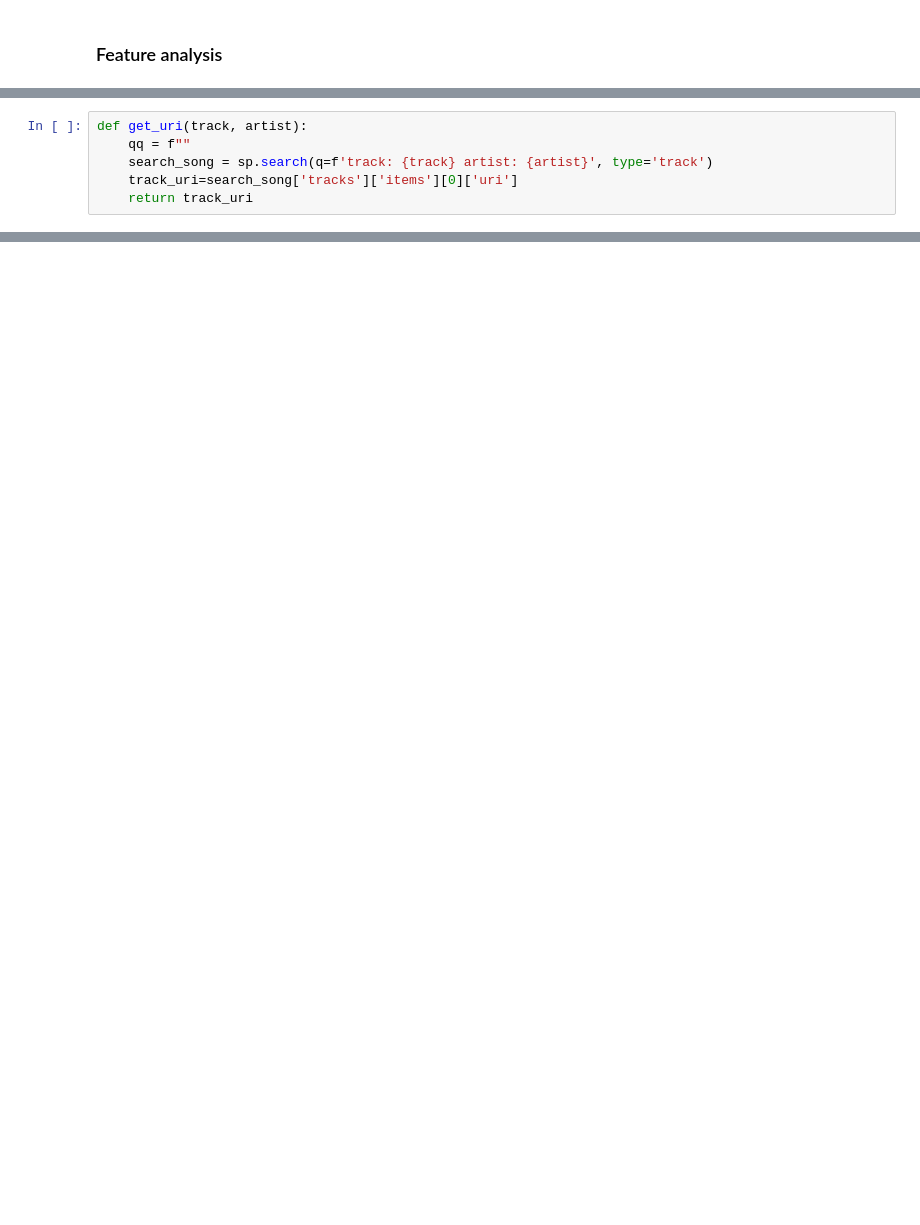
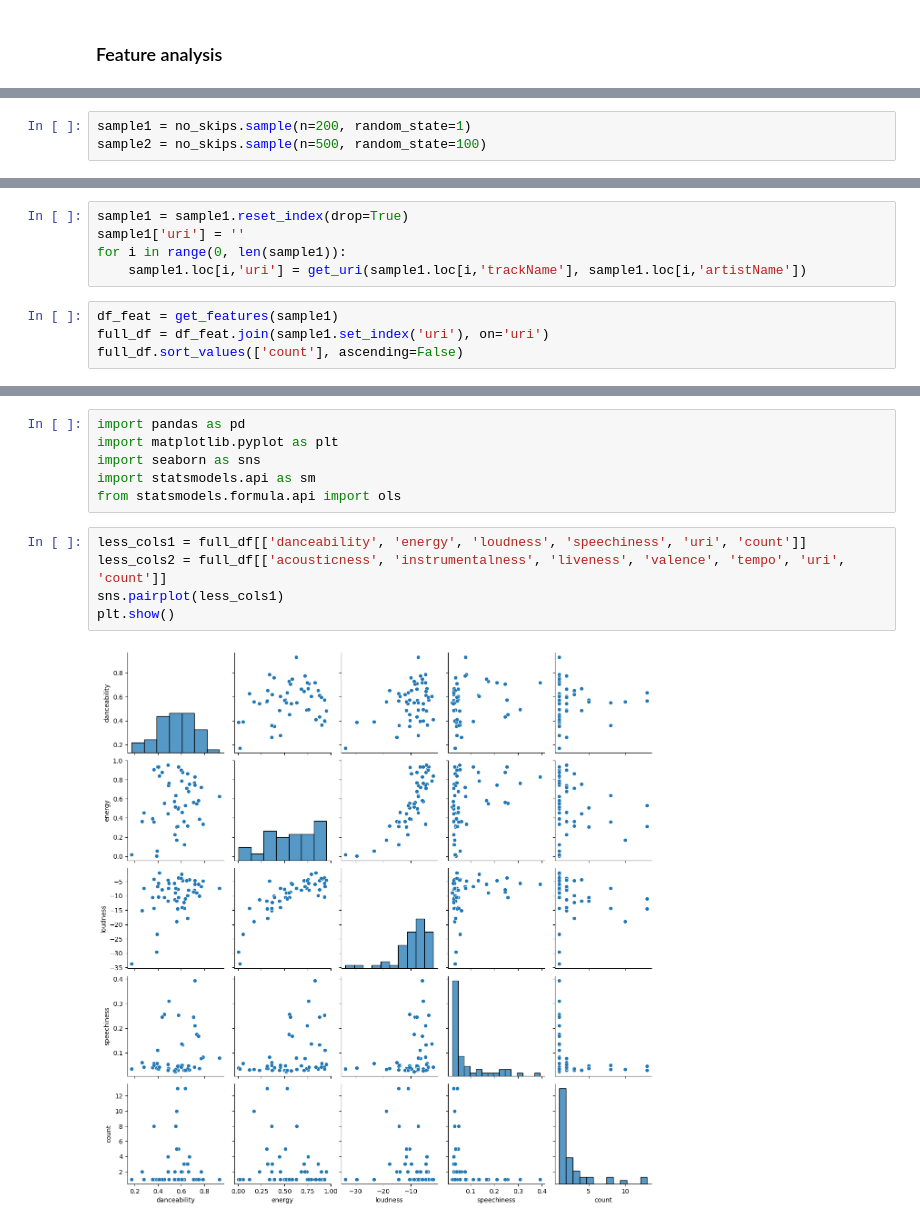
Before and after one commit to willdavis111/API_data-collection, a Jupyter notebook: Spotify_API.ipynb, the cells around one changed output, grey strips where cells are left out. Cells and saved outputs as stored; diff of their text form; blank space fills up the shorter version.

```diff
--- a/Spotify_API.ipynb
+++ b/Spotify_API.ipynb
@@ -130,6 +170,0 @@ full_df = reduced_df.join(feature_df.set_index('uri'), on='uri')
-# %%
-def get_uri(track, artist):
-    qq = f""
-    search_song = sp.search(q=f'track: {track} artist: {artist}', type='track')
-    track_uri=search_song['tracks']['items'][0]['uri']
-    return track_uri
@@ -163,0 +175,3 @@ mod_playlist(pl_id, list3)
+# %%
+sample1 = no_skips.sample(n=200, random_state=1)
+sample2 = no_skips.sample(n=500, random_state=100)
@@ -163,0 +180,9 @@ mod_playlist(pl_id, list3)
+# %%
+sample1 = sample1.reset_index(drop=True)
+sample1['uri'] = ''
+for i in range(0, len(sample1)):
+    sample1.loc[i,'uri'] = get_uri(sample1.loc[i,'trackName'], sample1.loc[i,'artistName'])
+# %%
+df_feat = get_features(sample1)
+full_df = df_feat.join(sample1.set_index('uri'), on='uri')
+full_df.sort_values(['count'], ascending=False)
@@ -163,0 +212,13 @@ mod_playlist(pl_id, list3)
+# %%
+import pandas as pd
+import matplotlib.pyplot as plt
+import seaborn as sns
+import statsmodels.api as sm
+from statsmodels.formula.api import ols
+# %%
+less_cols1 = full_df[['danceability', 'energy', 'loudness', 'speechiness', 'uri', 'count']]
+less_cols2 = full_df[['acousticness', 'instrumentalness', 'liveness', 'valence', 'tempo', 'uri', 'count']]
+sns.pairplot(less_cols1)
+plt.show()
+# %% [output]
+[figure, added]
```
Also changed, not shown: parts of 45 cells of this notebook.
